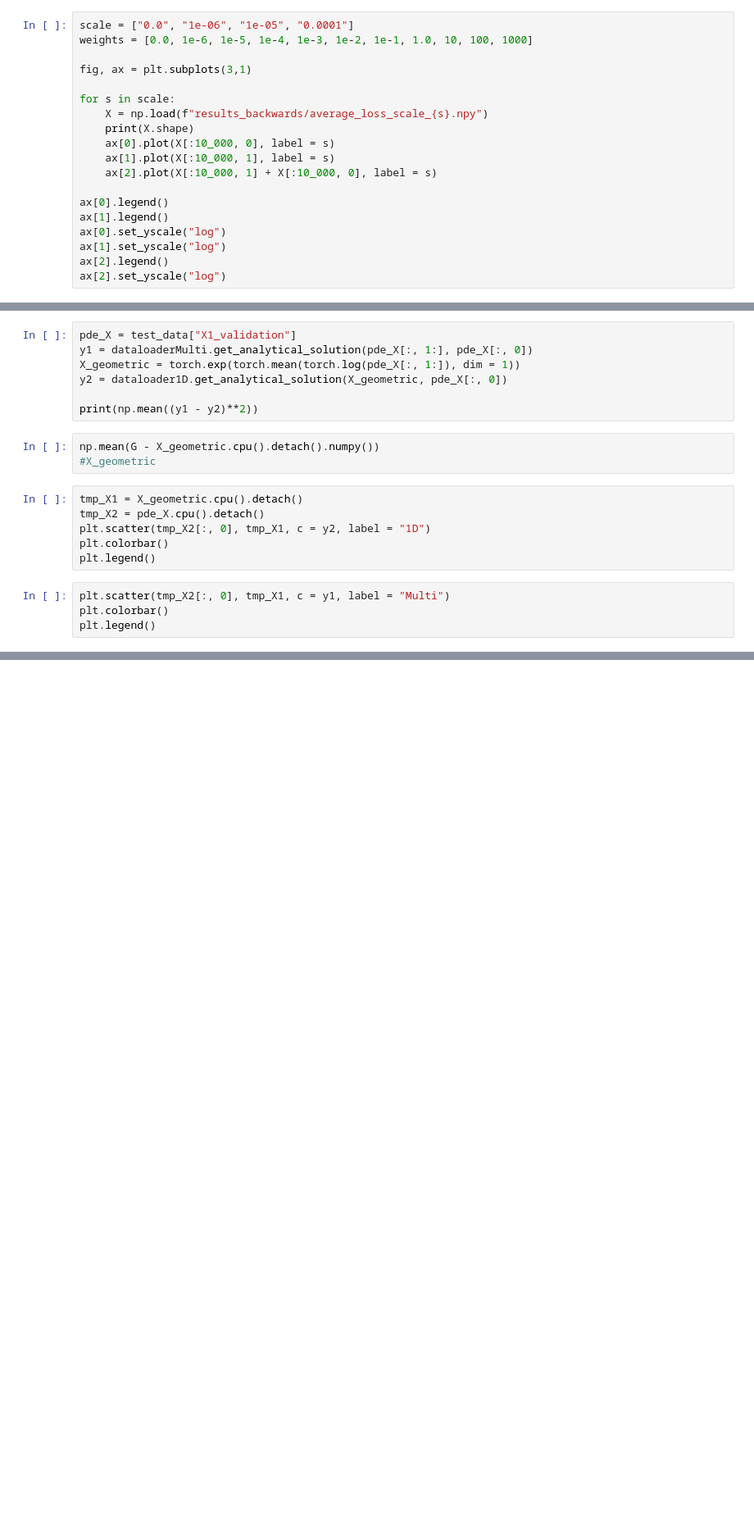
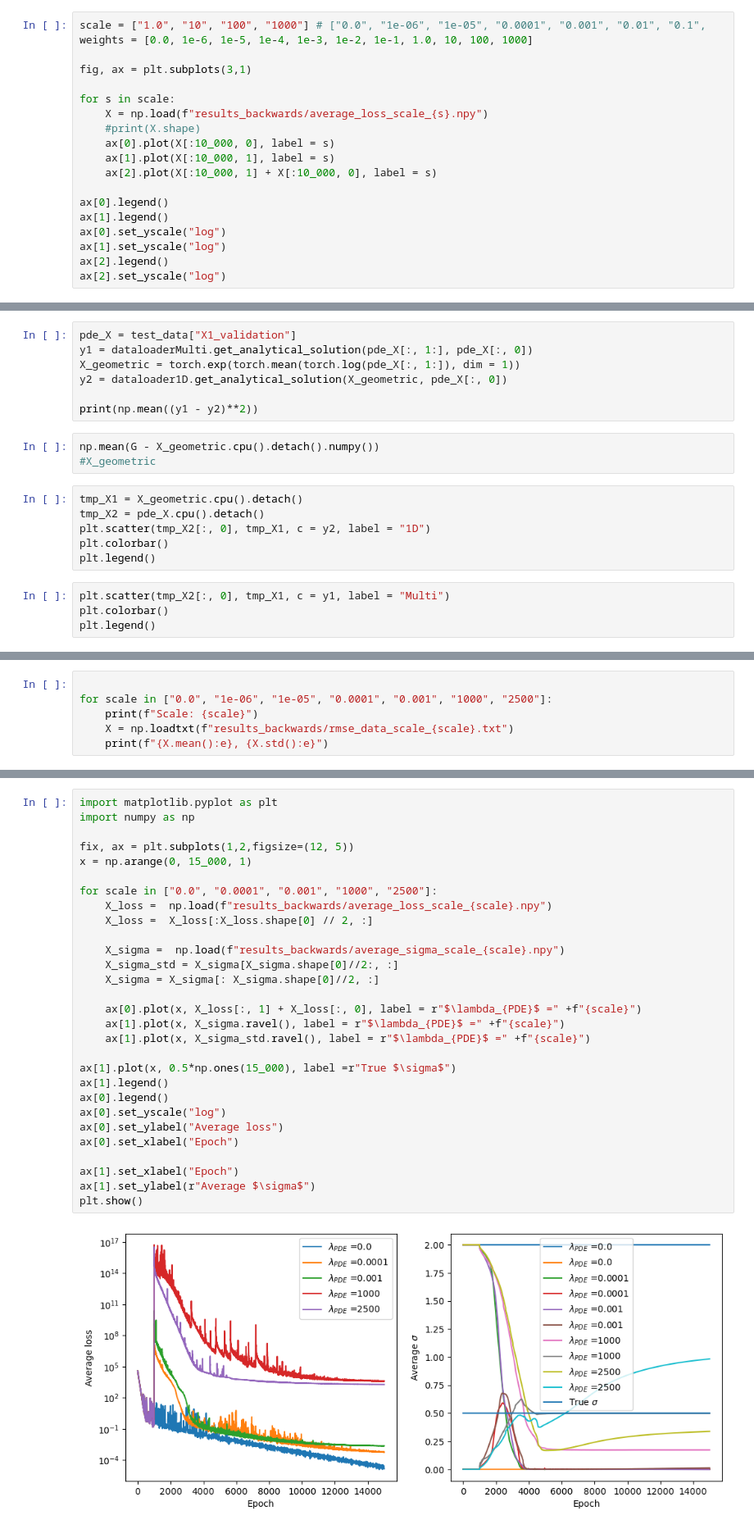
Before and after one commit to SigurdHuse/master_project, a Jupyter notebook: test.ipynb, the cells around one changed output, grey strips where cells are left out. Shown at 82% size. Cells and saved outputs as stored; diff of their text form; blank space fills up the shorter version.

Commit message:
Inverse problem results

```diff
--- a/test.ipynb
+++ b/test.ipynb
@@ -231,12 +232,12 @@ for s in scale:
 # %%
-scale = ["0.0", "1e-06", "1e-05", "0.0001"]
+scale = ["1.0", "10", "100", "1000"] # ["0.0", "1e-06", "1e-05", "0.0001", "0.001", "0.01", "0.1",
 weights = [0.0, 1e-6, 1e-5, 1e-4, 1e-3, 1e-2, 1e-1, 1.0, 10, 100, 1000]
 
 fig, ax = plt.subplots(3,1)
 
 for s in scale:
     X = np.load(f"results_backwards/average_loss_scale_{s}.npy")
-    print(X.shape)
+    #print(X.shape)
     ax[0].plot(X[:10_000, 0], label = s)
     ax[1].plot(X[:10_000, 1], label = s)
     ax[2].plot(X[:10_000, 1] + X[:10_000, 0], label = s)
@@ -419,0 +430,6 @@ model =
+# %%
+
+for scale in ["0.0", "1e-06", "1e-05", "0.0001", "0.001", "1000", "2500"]:
+    print(f"Scale: {scale}")
+    X = np.loadtxt(f"results_backwards/rmse_data_scale_{scale}.txt")
+    print(f"{X.mean():e}, {X.std():e}")
@@ -419,0 +449,31 @@ model =
+# %%
+import matplotlib.pyplot as plt
+import numpy as np
+
+fix, ax = plt.subplots(1,2,figsize=(12, 5))
+x = np.arange(0, 15_000, 1)
+
+for scale in ["0.0", "0.0001", "0.001", "1000", "2500"]:
+    X_loss =  np.load(f"results_backwards/average_loss_scale_{scale}.npy")
+    X_loss =  X_loss[:X_loss.shape[0] // 2, :]
+
+    X_sigma =  np.load(f"results_backwards/average_sigma_scale_{scale}.npy")
+    X_sigma_std = X_sigma[X_sigma.shape[0]//2:, :]
+    X_sigma = X_sigma[: X_sigma.shape[0]//2, :]
+
+    ax[0].plot(x, X_loss[:, 1] + X_loss[:, 0], label = r"$\lambda_{PDE}$ =" +f"{scale}")
+    ax[1].plot(x, X_sigma.ravel(), label = r"$\lambda_{PDE}$ =" +f"{scale}")
+    ax[1].plot(x, X_sigma_std.ravel(), label = r"$\lambda_{PDE}$ =" +f"{scale}")
+
+ax[1].plot(x, 0.5*np.ones(15_000), label =r"True $\sigma$")
+ax[1].legend()
+ax[0].legend()
+ax[0].set_yscale("log")
+ax[0].set_ylabel("Average loss")
+ax[0].set_xlabel("Epoch")
+
+ax[1].set_xlabel("Epoch")
+ax[1].set_ylabel(r"Average $\sigma$")
+plt.show()
+# %% [output]
+[figure, added]
```
Also changed, not shown: parts of 13 cells of this notebook, 35 other files.
